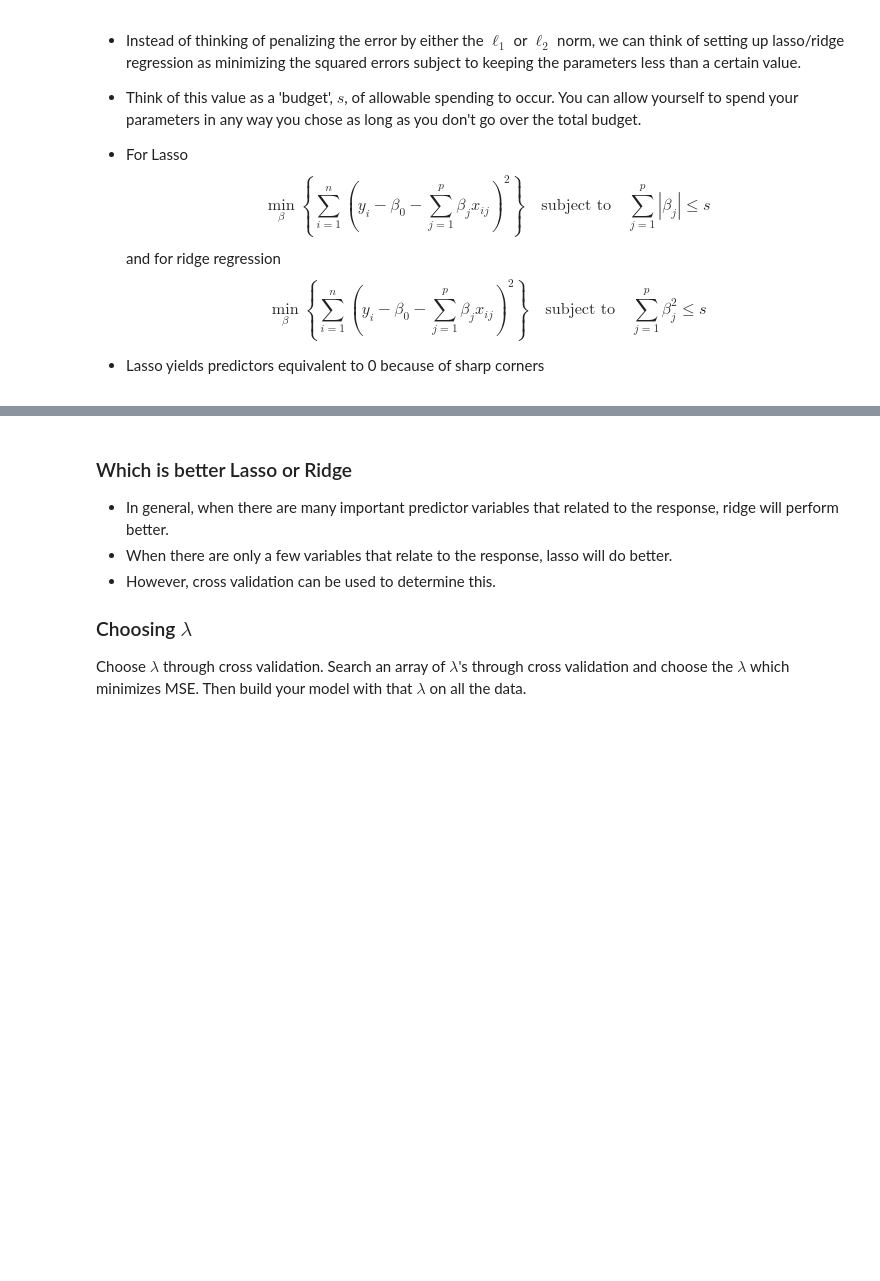
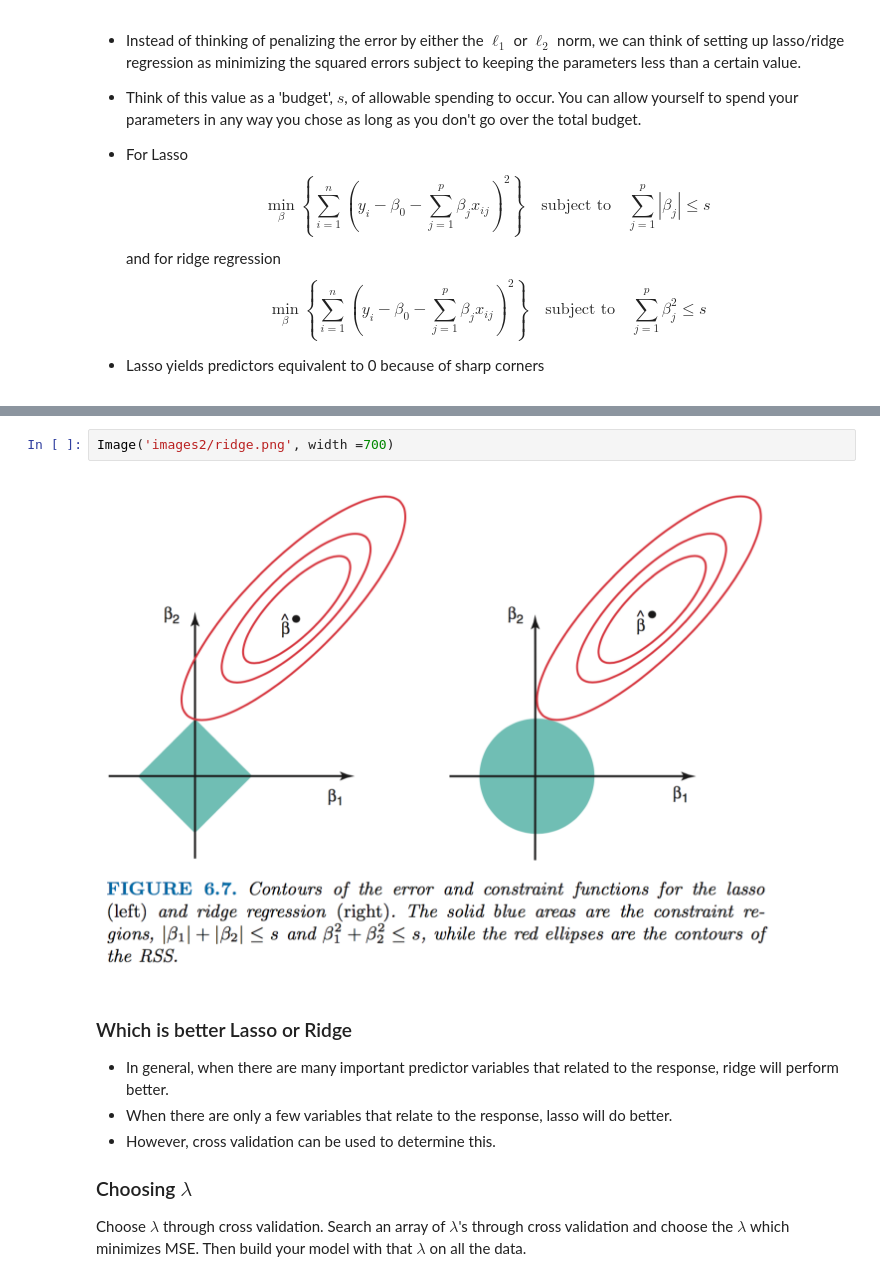
Before and after one commit to muzaffarizamuddin/machine-learning-course, a Jupyter notebook: week5.ipynb, the cells around one changed output, grey strips where cells are left out. Cells and saved outputs as stored; diff of their text form; blank space fills up the shorter version.

```diff
--- a/week5.ipynb
+++ b/week5.ipynb
@@ -812,6 +1243,10 @@ $$\displaystyle \min_{\beta}\left\{ \sum_{i=1}^n{\left( y_i - \beta_0 - \sum_{j=
 + Lasso yields predictors equivalent to 0 because of sharp corners
 # %% [markdown]
 ![ridge and lasso](images/ridge.png)
+# %%
+Image('images2/ridge.png', width =700)
+# %% [output]
+[figure, added]
 # %% [markdown]
 ### Which is better Lasso or Ridge
 + In general, when there are many important predictor variables that related to the response, ridge will perform better.
```
Also changed, not shown: parts of 56 cells of this notebook, 2 other files.
